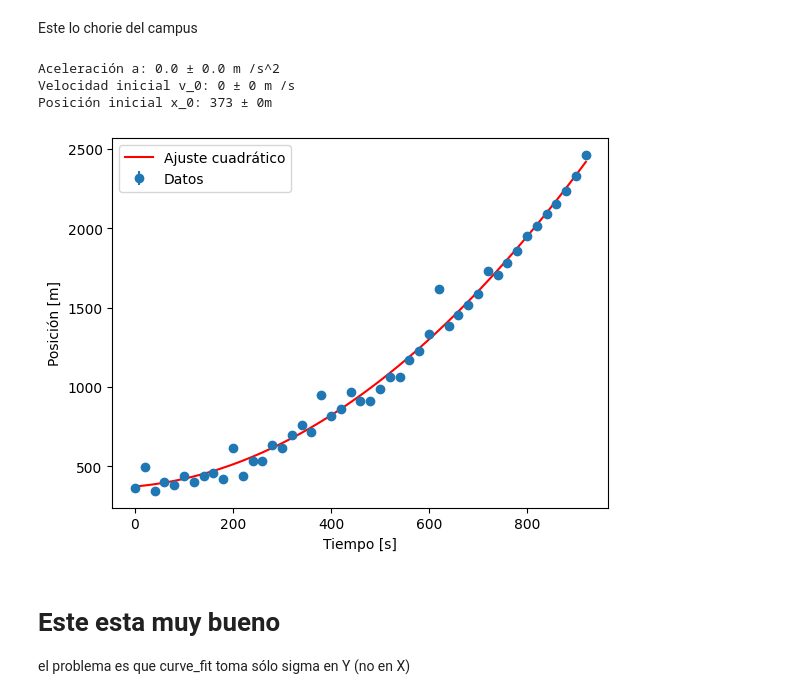
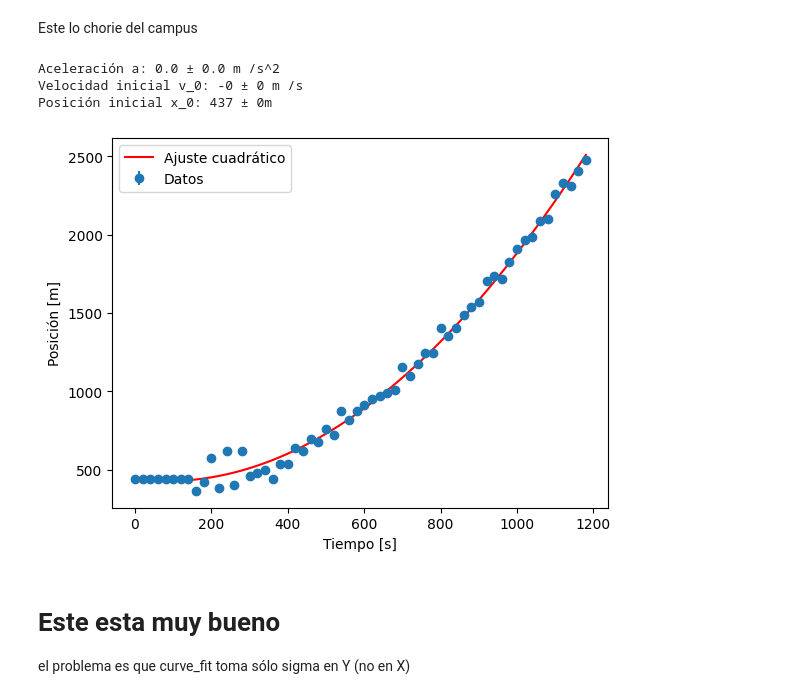
Before and after one commit to FacuVCanale/TP1-FISICA, a Jupyter notebook: position_chart.ipynb, the cells around one changed output. Saved outputs shown, nothing was run; the diff lists cells and outputs as text; code cells hidden in the pictures.

```diff
--- a/position_chart.ipynb
+++ b/position_chart.ipynb
@@ -26,45 +25,48 @@ import numpy as np
 import matplotlib.pyplot as plt
 from scipy.optimize import curve_fit
 
-data = pd.read_csv('data_plata_dosplata.csv')
+datasets = ['data_dosplata_oro_PAPEL.csv', 'data_dosplataymadera_oro.csv', 'data_maderayoro_dosplata.csv', 'data_plata_dosplata.csv', 'data_tresplata_oro_PAPEL.csv' ]
+
+data = pd.read_csv(datasets[4])
 
 f_data = format_pd(data=data, intento=1)
+
 
 tiempo = f_data["t"].values
 posicion = f_data["x"].values
 errores_y =  1
 errores_x = 1
 
 
 # Definir la función cuadrática con v_0 = 0
 def modelo_cuadratico(t, a, v_0, x_0):
     return a * t**2 + v_0 * t +  x_0
 
 # Ajustar la curva
 popt, pcov = curve_fit(modelo_cuadratico, tiempo, posicion, sigma=errores_y, absolute_sigma=True)
 
 # Obtener los coeficientes ajustados y sus errores
 a_opt, v_0_opt, x_0_opt = popt
 errores = np.sqrt(np.diag(pcov))
 
 print(f"Aceleración a: {a_opt:.1f} ± {errores[0]:.1f} m /s^2")
 print(f"Velocidad inicial v_0: {v_0_opt:.0f} ± {errores[1]:.0f} m /s")
 print(f"Posición inicial x_0: {x_0_opt:.0f} ± {errores[2]:.0f}m")
 
 # Graficar los datos y el ajuste
 t_ajuste = np.linspace(tiempo.min(), tiempo.max(), 100)
 plt.errorbar(tiempo, posicion, yerr=errores_y, fmt='o', label='Datos')
 
 plt.plot(t_ajuste, modelo_cuadratico(t_ajuste, *popt), 'r', label=f'Ajuste cuadrático')
 plt.xlabel('Tiempo [s]')
 plt.ylabel('Posición [m]')
 plt.legend()
 plt.show()
 # %% [output]
 Aceleración a: 0.0 ± 0.0 m /s^2
-Velocidad inicial v_0: 0 ± 0 m /s
-Posición inicial x_0: 373 ± 0m
+Velocidad inicial v_0: -0 ± 0 m /s
+Posición inicial x_0: 437 ± 0m
-[figure, old version]
+[figure, new version]
 # %% [markdown]
 # Este esta muy bueno
 
```
Also changed, not shown: parts of 3 cells of this notebook, 2 other files.
